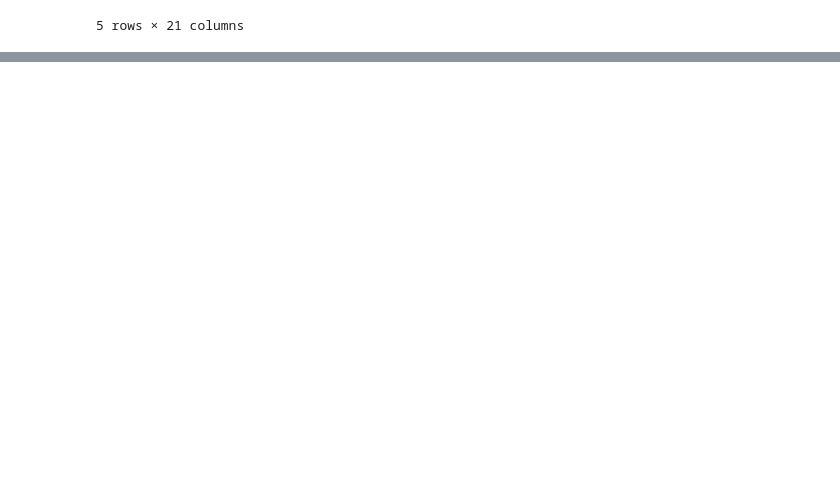
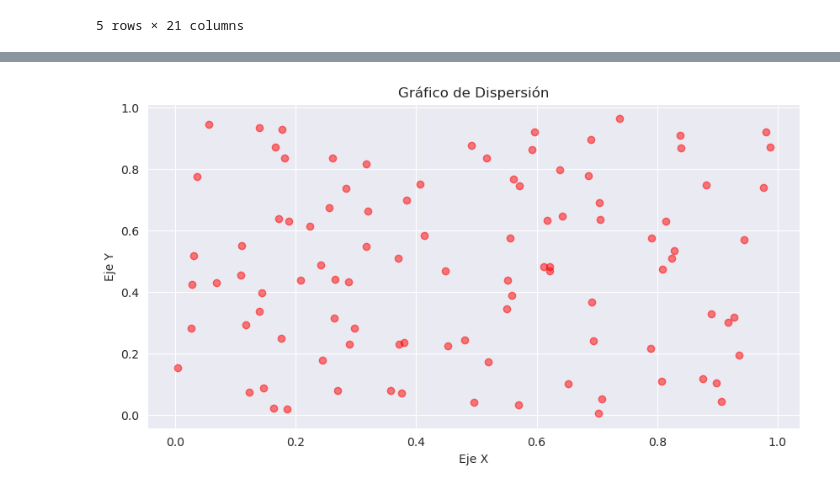
Before and after one commit to Lorex-xus/Herpetario, a Jupyter notebook: DataSciente101.ipynb, the cells around one changed output, grey strips where cells are left out. Drawn from its saved outputs; the diff is of its cells as text; code cells hidden in the pictures; blank space fills up the shorter version.

Commit message:
Added basic plots

```diff
--- a/DataSciente101.ipynb
+++ b/DataSciente101.ipynb
@@ -292,0 +328,13 @@ data_csv.sample(5)  # Muestra una muestra aleatoria de 5 filas
+# %%
+# Crear un gráfico de dispersión
+x = np.random.rand(100)  # Genera 100 puntos aleatorios en el eje X
+y = np.random.rand(100)  # Genera 100 puntos aleatorios en el eje Y
+plt.figure(figsize=(10, 5))  # Define el tamaño de la figura
+plt.scatter(x, y, color='red', alpha=0.5)  # Crea el gráfico de dispersión
+plt.title('Gráfico de Dispersión')  # Título del gráfico
+plt.xlabel('Eje X')  # Etiqueta del eje X
+plt.ylabel('Eje Y')  # Etiqueta del eje Y
+plt.grid(True)  # Muestra la cuadrícula
+plt.show()  # Muestra el gráfico
+# %% [output]
+[figure, added]
```
Also changed, not shown: parts of 20 cells of this notebook.
